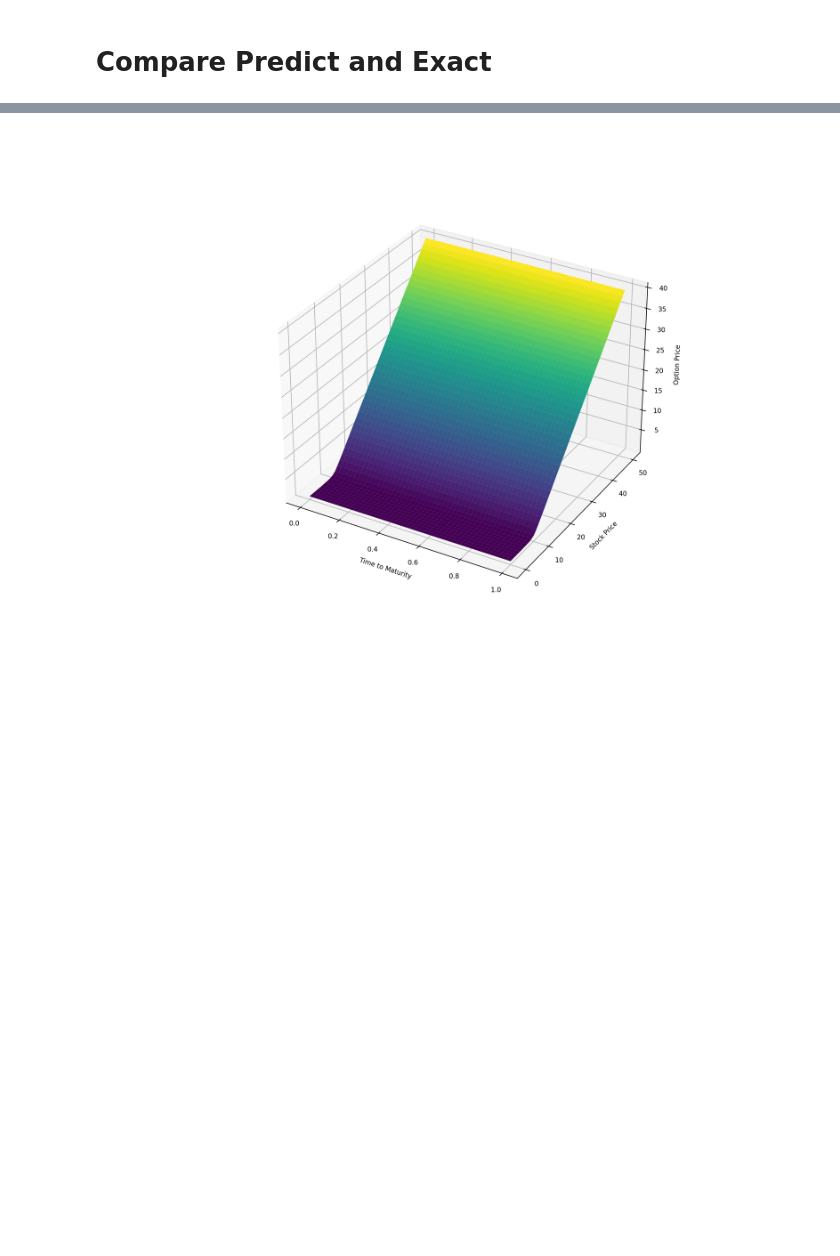
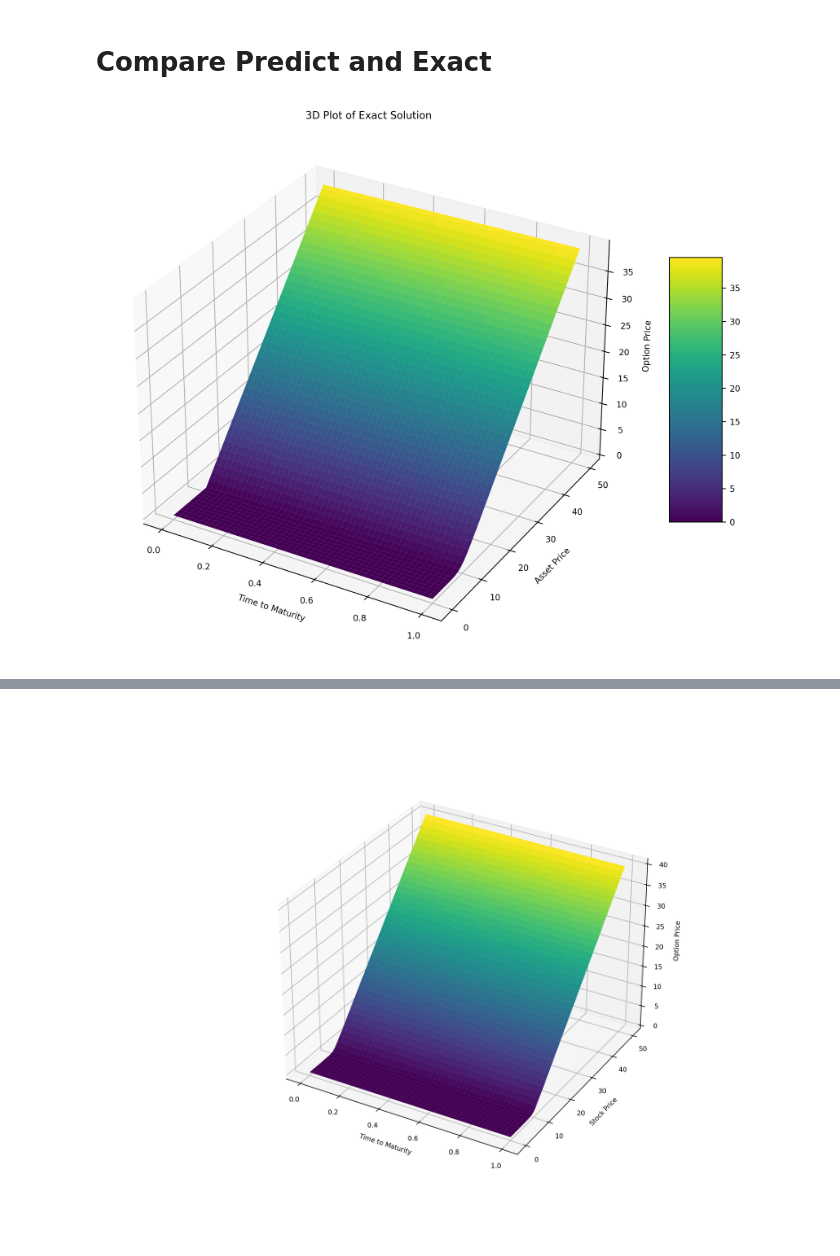
Before and after one commit to HengruiBaiCN/Honor, a Jupyter notebook: plotting_prediction.ipynb, the cells around one changed output, grey strips where cells are left out. Saved outputs shown, nothing was run; the diff lists cells and outputs as text; code cells hidden in the pictures; blank space fills up the shorter version.

```diff
--- a/plotting_prediction.ipynb
+++ b/plotting_prediction.ipynb
@@ -29,6 +29,11 @@ plt.rcParams['figure.dpi'] = 300
 plt.rcParams['savefig.dpi'] = 300
 plt.rcParams.update({'font.size': 8})
 
+# Load the exact solution from the CSV file
+exact_solution_df = pd.read_csv('500000sample.csv')  # Update the file path
+exact_solution = exact_solution_df.values  # Convert to a NumPy array
+
+
 # # Enable widget mode for interactive 3D plotting in Jupyter Lab
 # %matplotlib widget
 # %% [output]
@@ -73,2 +259,29 @@ ipinn_loss_weight = [1, 1, 1]
 # %% [markdown]
 # Compare Predict and Exact
+# %%
+# Extract data for the 3D plot
+asset_prices = np.linspace(0, int(5 * K), 100)
+time_periods = np.linspace(0, 1, 5000)  # Adjust the number of time steps as needed
+X, Y = np.meshgrid(time_periods, asset_prices)
+Z = exact_solution.T  # Transpose the exact solution data for correct shape
+
+# Create a 3D figure
+fig = plt.figure(figsize=(12, 9))
+ax = fig.add_subplot(111, projection='3d')
+
+# Plot the surface
+surf = ax.plot_surface(X, Y, Z, cmap='viridis')
+
+# Add labels and title
+ax.set_ylabel('Asset Price')
+ax.set_xlabel('Time to Maturity')
+ax.set_zlabel('Option Price')
+ax.set_title('3D Plot of Exact Solution')
+
+# Add a color bar which maps values to colors
+fig.colorbar(surf, shrink=0.5, aspect=5)
+
+# Show the plot
+plt.show()
+# %% [output]
+[figure, added]
```
Also changed, not shown: parts of 6 cells of this notebook, 29 other files.
